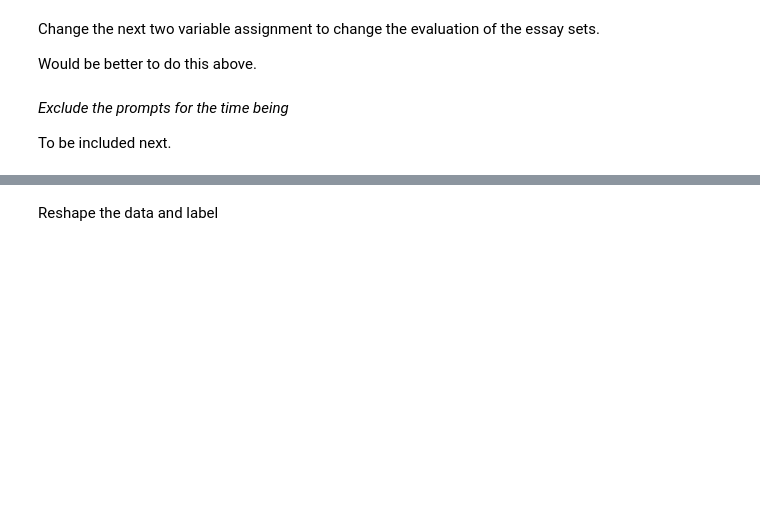
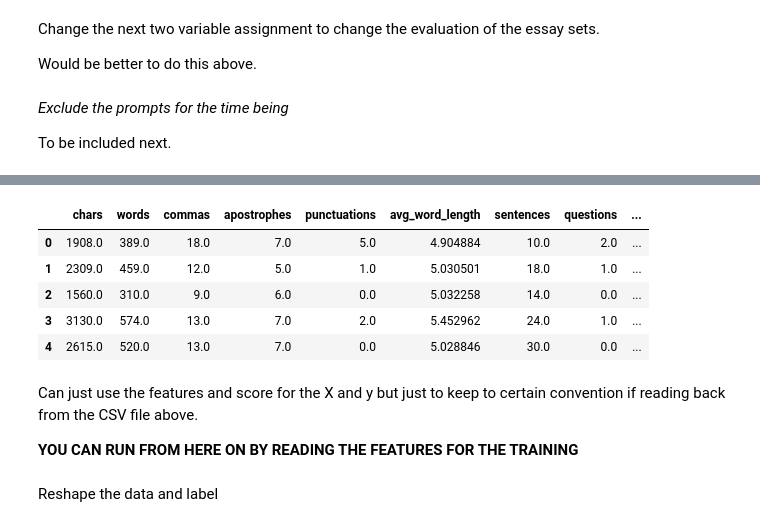
Before and after one commit to ikttan/maes, a Jupyter notebook: maes.ipynb, the cells around one changed output, grey strips where cells are left out. Cells and saved outputs as stored; diff of their text form; code cells hidden in the pictures; blank space fills up the shorter version.

```diff
--- a/maes.ipynb
+++ b/maes.ipynb
@@ -169,7 +171,7 @@ e_set = e_set_1
 score = scores_1
 # %%
 length = f_extractor.gen_length_feats(e_set)
-length_df_1 = pd.DataFrame(
+length_df = pd.DataFrame(
     length,
     columns = [
         'chars',
@@ -202,0 +207,22 @@ y_1 = dataset.iloc[:,11].values.astype(float)
+# %%
+essay_prompts = []
+
+#for i in range(1,8):
+# We use only for the first 2
+for i in range(1,2):
+    file = "prompts/set" + str(i) + ".txt"
+    f = open(file, "r", encoding="latin-1") # there are some 0x9x characters, hence need to specify encoding
+    essay_prompts.append(f.read())
+
+def get_essay_prompt(essay_set):
+    return essay_prompts[essay_set-1]
+# %%
+# Unsure how this works
+e_set.update_prompt(get_essay_prompt(1))
+
+# Need more explanation on how this works - look into EASE
+prompts = f_extractor.gen_prompt_feats(e_set)
+prompts_df = pd.DataFrame(prompts, columns = [
+    'prompt_words', 'prompt_words/total_words', 'synonym_words', 'synonym_words/total_words'
+])
+e_set # To check
@@ -202,0 +248,11 @@ y_1 = dataset.iloc[:,11].values.astype(float)
+# %%
+# Export features to a file for next stage (optional)
+dataset = features.merge(score, left_index=True, right_index=True)
+dataset.head()
+# %% [output]
+|  | chars | words | commas | apostrophes | punctuations | avg_word_length | sentences | questions | ... |
+| 0 | 1908.0 | 389.0 | 18.0 | 7.0 | 5.0 | 4.904884 | 10.0 | 2.0 | ... |
+| 1 | 2309.0 | 459.0 | 12.0 | 5.0 | 1.0 | 5.030501 | 18.0 | 1.0 | ... |
+| 2 | 1560.0 | 310.0 | 9.0 | 6.0 | 0.0 | 5.032258 | 14.0 | 0.0 | ... |
+| 3 | 3130.0 | 574.0 | 13.0 | 7.0 | 2.0 | 5.452962 | 24.0 | 1.0 | ... |
+| 4 | 2615.0 | 520.0 | 13.0 | 7.0 | 0.0 | 5.028846 | 30.0 | 0.0 | ... |
@@ -202,0 +275,4 @@ y_1 = dataset.iloc[:,11].values.astype(float)
+# %% [markdown]
+Can just use the features and score for the X and y but just to keep to certain convention if reading back from the CSV file above.
+
+**YOU CAN RUN FROM HERE ON BY READING THE FEATURES FOR THE TRAINING**
```
Also changed, not shown: parts of 46 cells of this notebook, 1 other file.
